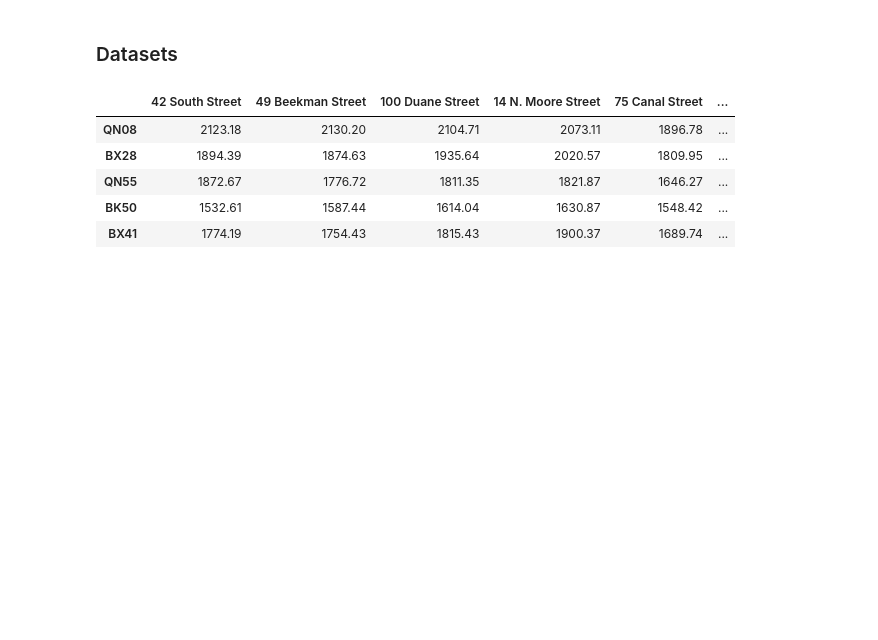
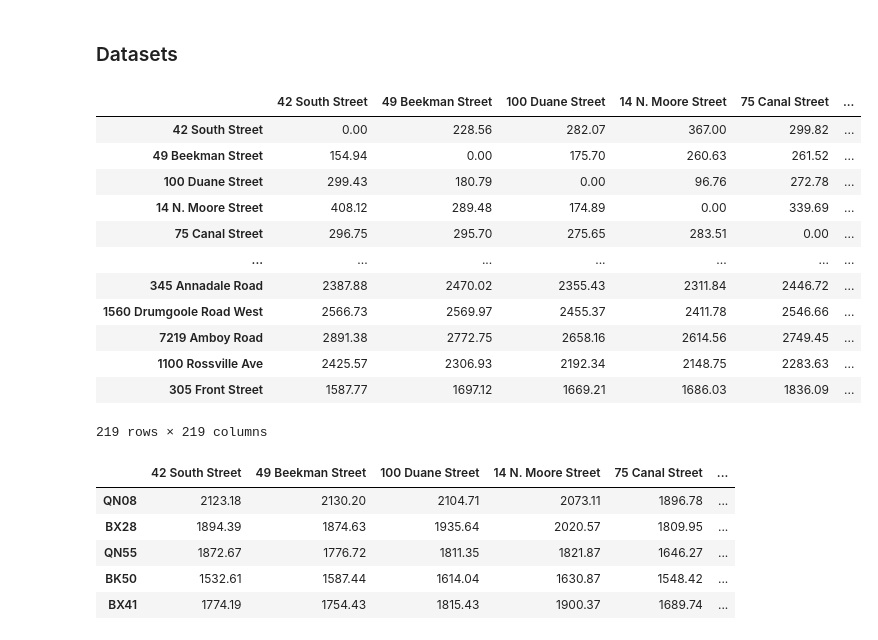
Before and after one commit to danieleborghe/optimization-project-1-UPV, a Jupyter notebook: python_implementation.ipynb, the cells around one changed output. Saved outputs shown, nothing was run; the diff lists cells and outputs as text; code cells hidden in the pictures; blank space fills up the shorter version.

```diff
--- a/python_implementation.ipynb
+++ b/python_implementation.ipynb
@@ -22 +24,23 @@ from statistics import *
+# %%
+response = requests.get("https://gitlab.com/drvicsana/cop-proyecto-2023/-/raw/main/project_data/distancias_estaciones.json")
+distances_stations_db = json.loads(response.text)
+
+df_distances_stations = pd.DataFrame(distances_stations_db)
+df_distances_stations =  pd.concat([df_distances_stations.iloc[-1:], df_distances_stations.iloc[:-1]], axis=0)
+df_distances_stations.fillna(0, inplace=True)
+df_distances_stations
+# %% [output]
+|  | 42 South Street | 49 Beekman Street | 100 Duane Street | 14 N. Moore Street | 75 Canal Street | ... |
+| 42 South Street | 0.00 | 228.56 | 282.07 | 367.00 | 299.82 | ... |
+| 49 Beekman Street | 154.94 | 0.00 | 175.70 | 260.63 | 261.52 | ... |
+| 100 Duane Street | 299.43 | 180.79 | 0.00 | 96.76 | 272.78 | ... |
+| 14 N. Moore Street | 408.12 | 289.48 | 174.89 | 0.00 | 339.69 | ... |
+| 75 Canal Street | 296.75 | 295.70 | 275.65 | 283.51 | 0.00 | ... |
+| ... | ... | ... | ... | ... | ... | ... |
+| 345 Annadale Road | 2387.88 | 2470.02 | 2355.43 | 2311.84 | 2446.72 | ... |
+| 1560 Drumgoole Road West | 2566.73 | 2569.97 | 2455.37 | 2411.78 | 2546.66 | ... |
+| 7219 Amboy Road | 2891.38 | 2772.75 | 2658.16 | 2614.56 | 2749.45 | ... |
+| 1100 Rossville Ave | 2425.57 | 2306.93 | 2192.34 | 2148.75 | 2283.63 | ... |
+| 305 Front Street | 1587.77 | 1697.12 | 1669.21 | 1686.03 | 1836.09 | ... |
+219 rows × 219 columns
 # %%
```
Also changed, not shown: parts of 26 cells of this notebook, 1 other file.
